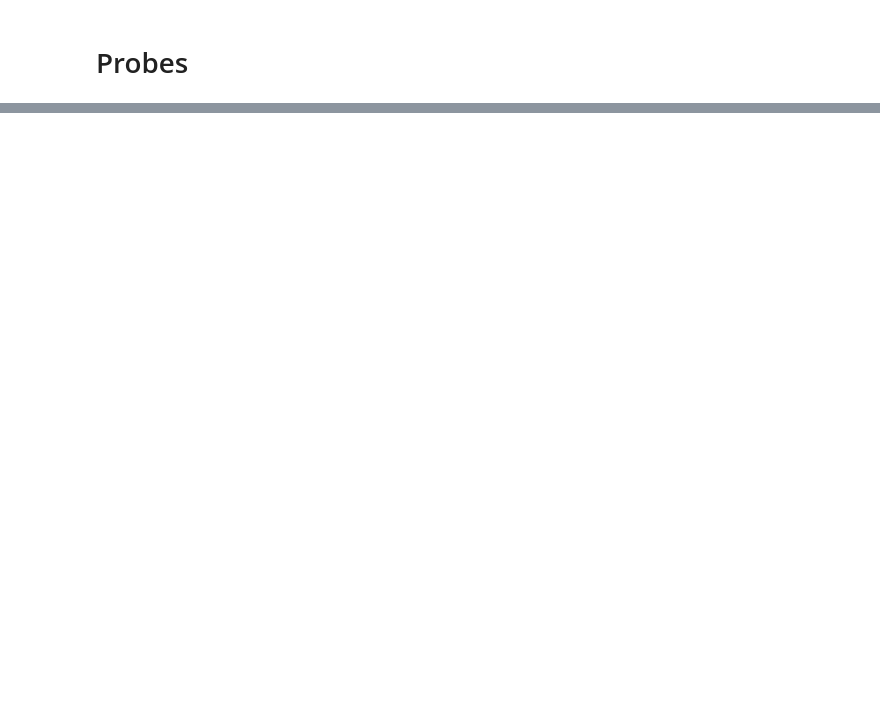
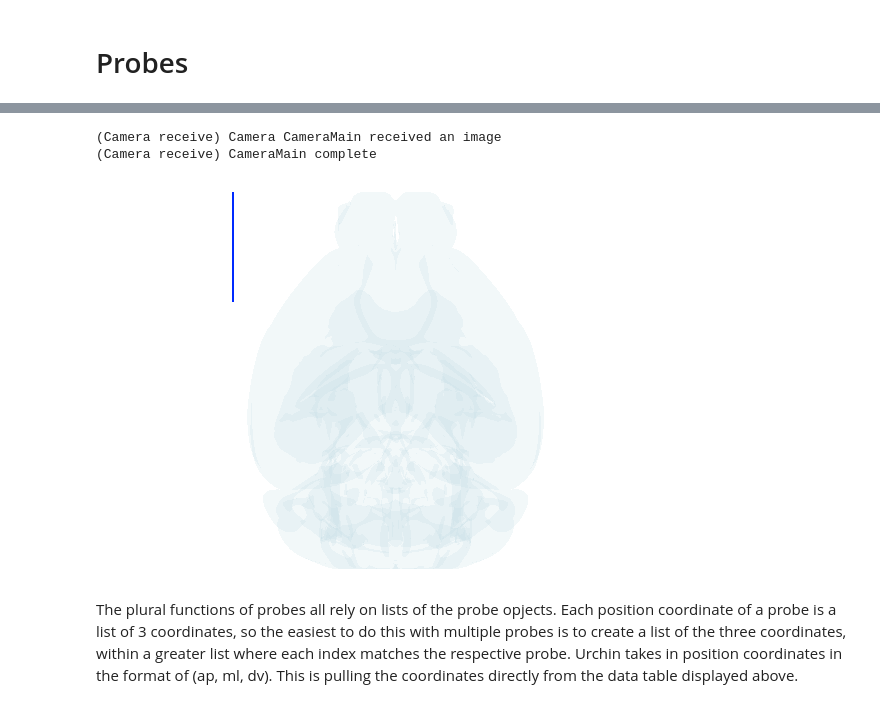
Before and after one commit to VirtualBrainLab/urchin-examples, a Jupyter notebook: basics/probes.ipynb, the cells around one changed output, grey strips where cells are left out. Drawn from its saved outputs; the diff is of its cells as text; code cells hidden in the pictures; blank space fills up the shorter version.

```diff
--- a/basics/probes.ipynb
+++ b/basics/probes.ipynb
@@ -42,4 +77,0 @@ urchin.probes.set_colors(probe_list, ['#FF00FF','#000000','#FF0000','#00FF00','#
-# %%
-urchin.probes.set_positions(probe_list, [[0,0,0], [13200, 11400, 8000], [13200/2,11400/2,8000/2], [13200/2,11400/2,8000/2], [13200/2,11400/2,8000/2]])
-# %%
-urchin.probes.set_angles(probe_list,[[0,0,0],[0,0,0],[0,0,0],[90,0,0],[0,90,0]]) #Setting the angles of the probes to 90,45,45 and 45,90,45 and 45,45,90
@@ -45,0 +82,4 @@ urchin.probes.set_angles(probe_list,[[0,0,0],[0,0,0],[0,0,0],[90,0,0],[0,90,0]])
+# %%
+#Creating probes
+num_probes = len(probe_data) # finding the total number of probes
+probes = urchin.probes.create(num_probes) # creating that amount of probes
@@ -45,0 +88,11 @@ urchin.probes.set_angles(probe_list,[[0,0,0],[0,0,0],[0,0,0],[90,0,0],[0,90,0]])
+# %%
+#Setting probe colors
+urchin.probes.set_colors(probes,list(probe_data.loc[:,"color"]))
+# %%
+await urchin.camera.main.screenshot(size=[600,400])
+# %% [output]
+(Camera receive) Camera CameraMain received an image
+(Camera receive) CameraMain complete
+[figure, added]
+# %% [markdown]
+The plural functions of probes all rely on lists of the probe opjects. Each position coordinate of a probe is a list of 3 coordinates, so the easiest to do this with multiple probes is to create a list of the three coordinates, within a greater list where each index matches the respective probe. Urchin takes in position coordinates in the format of (ap, ml, dv). This is pulling the coordinates directly from the data table displayed above.
```
Also changed, not shown: parts of 29 cells of this notebook.
